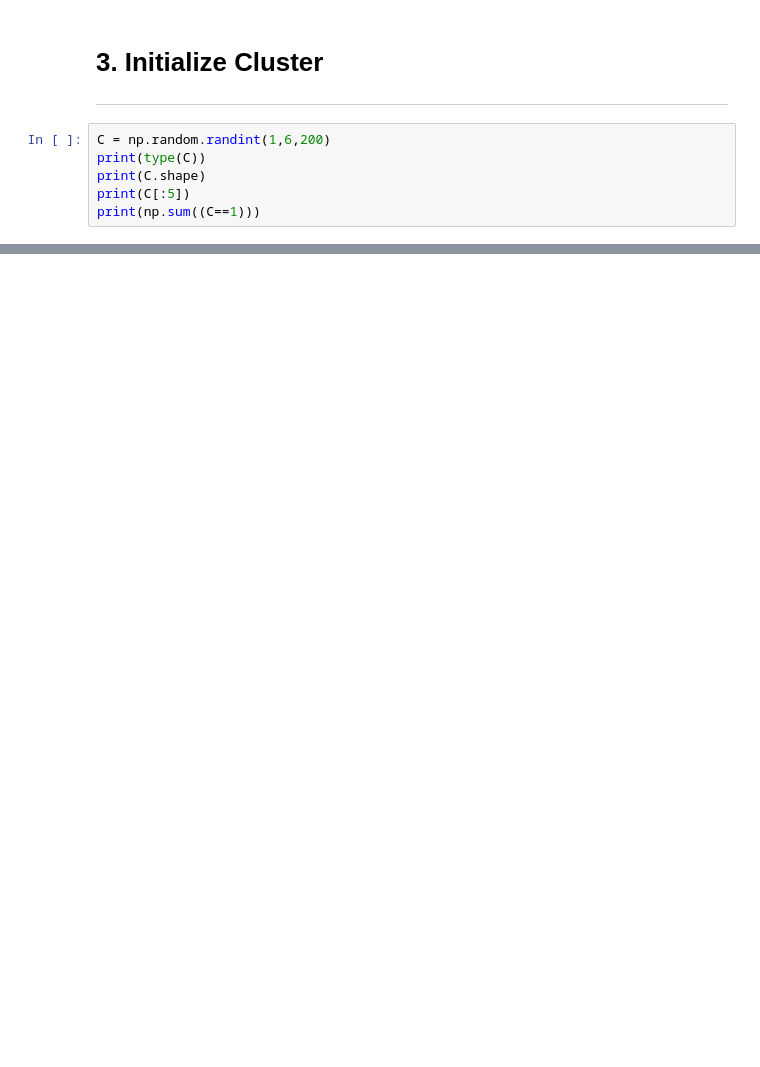
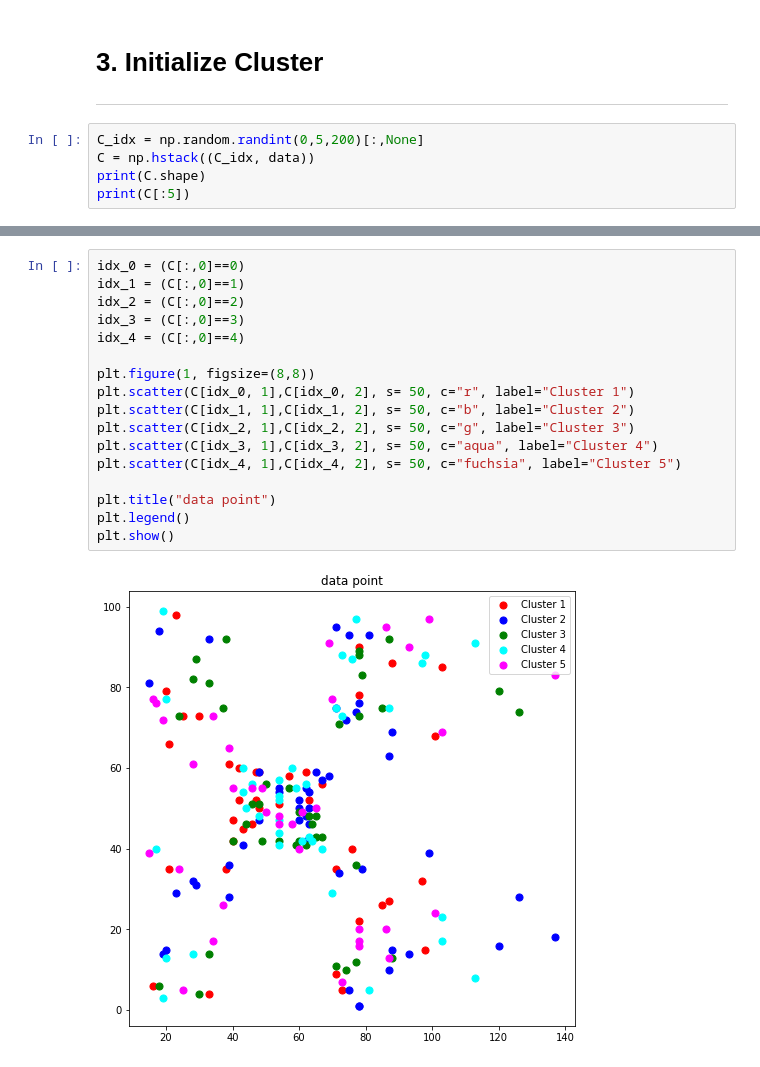
Before and after one commit to jiku100/2020-2-machine-running-proejct, a Jupyter notebook: assignment7/신석경_assignment_07.ipynb, the cells around one changed output, grey strips where cells are left out. Saved outputs shown, nothing was run; the diff lists cells and outputs as text; blank space fills up the shorter version.

```diff
--- a/assignment7/신석경_assignment_07.ipynb
+++ b/assignment7/신석경_assignment_07.ipynb
@@ -116,9 +110,8 @@ for z in C[0]:
 # 3. Initialize Cluster
 <hr>
 # %%
-C = np.random.randint(1,6,200)
-print(type(C))
+C_idx = np.random.randint(0,5,200)[:,None]
+C = np.hstack((C_idx, data))
 print(C.shape)
 print(C[:5])
-print(np.sum((C==1)))
 # %% [output]
@@ -128,0 +146,19 @@ print(np.sum((C==1)))
+# %%
+idx_0 = (C[:,0]==0)
+idx_1 = (C[:,0]==1)
+idx_2 = (C[:,0]==2)
+idx_3 = (C[:,0]==3)
+idx_4 = (C[:,0]==4)
+
+plt.figure(1, figsize=(8,8))
+plt.scatter(C[idx_0, 1],C[idx_0, 2], s= 50, c="r", label="Cluster 1")
+plt.scatter(C[idx_1, 1],C[idx_1, 2], s= 50, c="b", label="Cluster 2")
+plt.scatter(C[idx_2, 1],C[idx_2, 2], s= 50, c="g", label="Cluster 3")
+plt.scatter(C[idx_3, 1],C[idx_3, 2], s= 50, c="aqua", label="Cluster 4")
+plt.scatter(C[idx_4, 1],C[idx_4, 2], s= 50, c="fuchsia", label="Cluster 5")
+
+plt.title("data point")
+plt.legend()
+plt.show()
+# %% [output]
+[figure, added]
```
Also changed, not shown: parts of 4 cells of this notebook.
